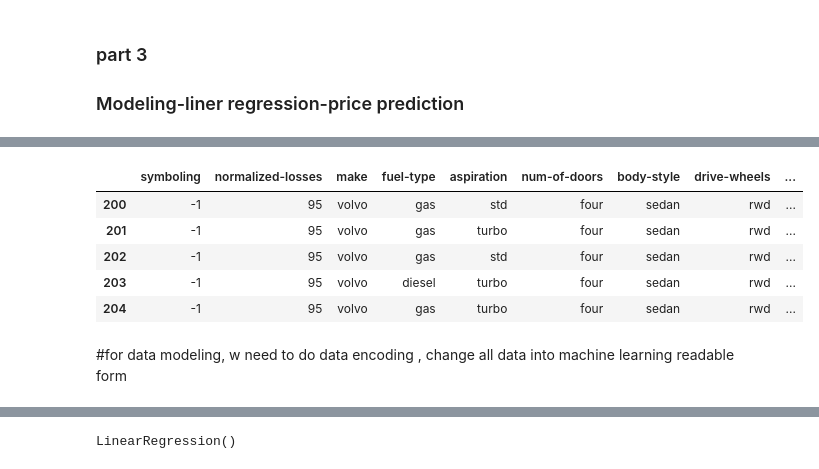
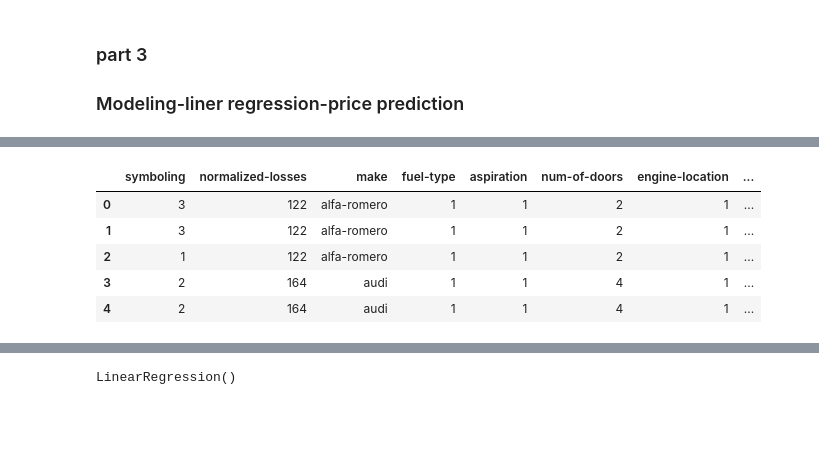
Before and after one commit to thejosec01/used_car, a Jupyter notebook: used-car price prediction.ipynb, the cells around one changed output, grey strips where cells are left out. Drawn from its saved outputs; the diff is of its cells as text; code cells hidden in the pictures; blank space fills up the shorter version.

```diff
--- a/used-car price prediction.ipynb
+++ b/used-car price prediction.ipynb
@@ -649,0 +645,2 @@ plt.xticks(rotation=45)
+# %%
+m_data=data.copy()
@@ -649,0 +750,9 @@ plt.xticks(rotation=45)
+# %%
+#change string to number data type
+cleanup_dict ={"fuel-type":{"gas":1,"diesel":0},
+               "aspiration":{"std":1,"turbo":0},
+               "num-of-doors":{"four":4, "two":2},
+               "engine-location":{"front":1,"rear":0},
+              "num-of-cylinders":{"four":4, "six":6,"five":5,
+                                 "eight":8,"two":2, "three":3,"twelve":12}}
+m_data=m_data.replace(cleanup_dict)
@@ -650,11 +774,13 @@ plt.xticks(rotation=45)
+# %%
+#get dumy variable for bddy -stye and drive weels
+m_data=pd.get_dummies(m_data, columns=['body-style','drive-wheels','fuel-system'],
+                     prefix=['body','drive','fuel'])
 # %%
-data.tail()
+m_data.head()
 # %% [output]
-|  | symboling | normalized-losses | make | fuel-type | aspiration | num-of-doors | body-style | drive-wheels | ... |
-| 200 | -1 | 95 | volvo | gas | std | four | sedan | rwd | ... |
-| 201 | -1 | 95 | volvo | gas | turbo | four | sedan | rwd | ... |
-| 202 | -1 | 95 | volvo | gas | std | four | sedan | rwd | ... |
-| 203 | -1 | 95 | volvo | diesel | turbo | four | sedan | rwd | ... |
-| 204 | -1 | 95 | volvo | gas | turbo | four | sedan | rwd | ... |
+|  | symboling | normalized-losses | make | fuel-type | aspiration | num-of-doors | engine-location | ... |
+| 0 | 3 | 122 | alfa-romero | 1 | 1 | 2 | 1 | ... |
+| 1 | 3 | 122 | alfa-romero | 1 | 1 | 2 | 1 | ... |
+| 2 | 1 | 122 | alfa-romero | 1 | 1 | 2 | 1 | ... |
+| 3 | 2 | 164 | audi | 1 | 1 | 4 | 1 | ... |
+| 4 | 2 | 164 | audi | 1 | 1 | 4 | 1 | ... |
-# %% [markdown]
-#for data modeling, w need to do data encoding , change all data into machine learning readable form
```
Also changed, not shown: parts of 40 cells of this notebook.
